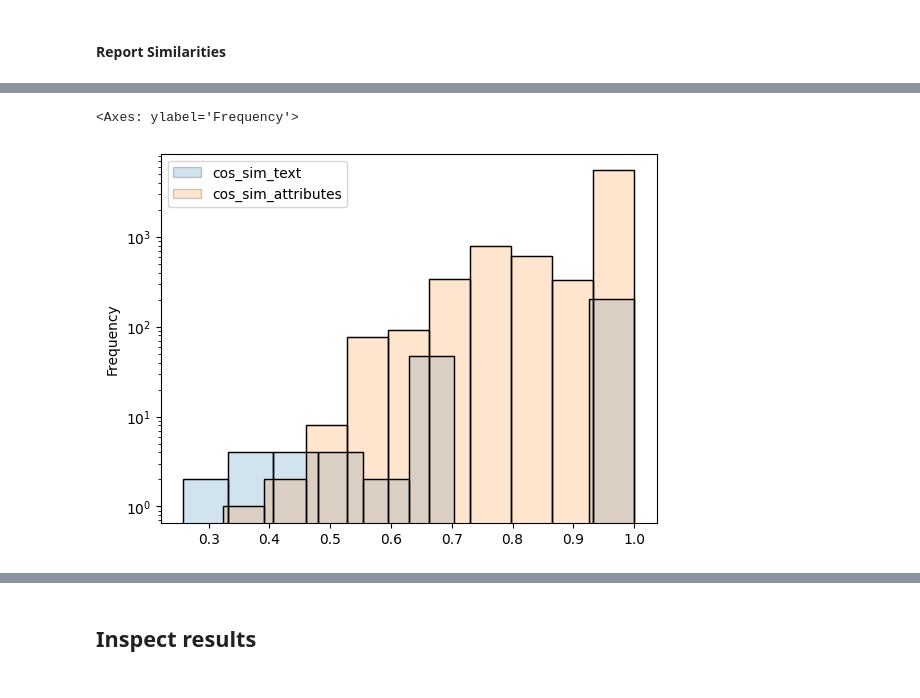
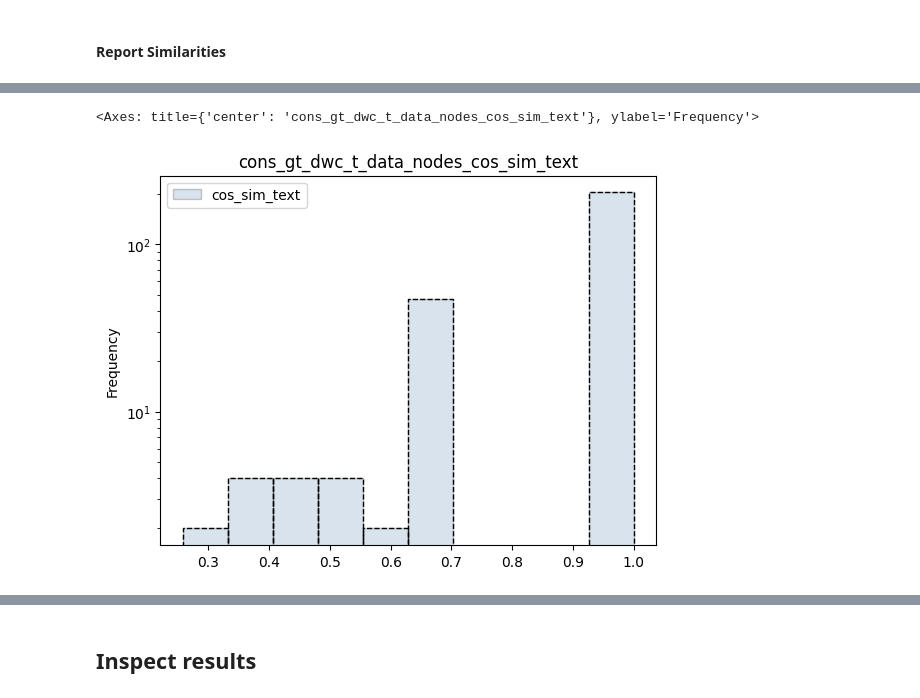
Before and after one commit to mitja-o/metadata-assistant, a Jupyter notebook: _evaluation/statistics/results/semantic_similarity__colab.ipynb, the cells around one changed output, grey strips where cells are left out. Cells and saved outputs as stored; diff of their text form; code cells hidden in the pictures.

```diff
--- a/_evaluation/statistics/results/semantic_similarity__colab.ipynb
+++ b/_evaluation/statistics/results/semantic_similarity__colab.ipynb
@@ -533,7 +724,7 @@ conn.create_function("cos_sim", compute_cos_similarity)
 %%time
 cons_gt_dwc_t_data_nodes_cos_sim_text = conn.query("""
 SELECT
-    case_id, path,
+    case_id, path, tag,
     cons_text, gt_text,
     cos_sim(cons_text, gt_text) AS cos_sim_text,
 FROM shared_cons_gt_dwc_t_data_nodes
@@ -720,8 +945,7 @@ display(cons_gt_dwc_t_data_nodes_cos_sim_attributes.describe(include="all"))
 # %%
+plt.title("cons_gt_dwc_t_data_nodes_cos_sim_text")
 cons_gt_dwc_t_data_nodes_cos_sim_text["cos_sim_text"].plot.hist(alpha=0.2, ls="-", lw=1, edgecolor="k", legend=True, log=True)
-cons_gt_dwc_t_data_nodes_cos_sim_attributes["cos_sim_attributes"].plot.hist(alpha=0.2, ls="-", lw=1, edgecolor="k", legend=True, log=True)
 cons_gt_dwc_t_data_nodes_cos_sim_text["cos_sim_text"].plot.hist(facecolor="#ffffff00", ls="--", lw=1, edgecolor="k")
-cons_gt_dwc_t_data_nodes_cos_sim_attributes["cos_sim_attributes"].plot.hist(facecolor="#ffffff00", ls="--", lw=1, edgecolor="k")
 # %% [output]
-<Axes: ylabel='Frequency'>
+<Axes: title={'center': 'cons_gt_dwc_t_data_nodes_cos_sim_text'}, ylabel='Frequency'>
-[figure, old version]
+[figure, new version]
```
Also changed, not shown: parts of 174 cells of this notebook, 3 other files.
